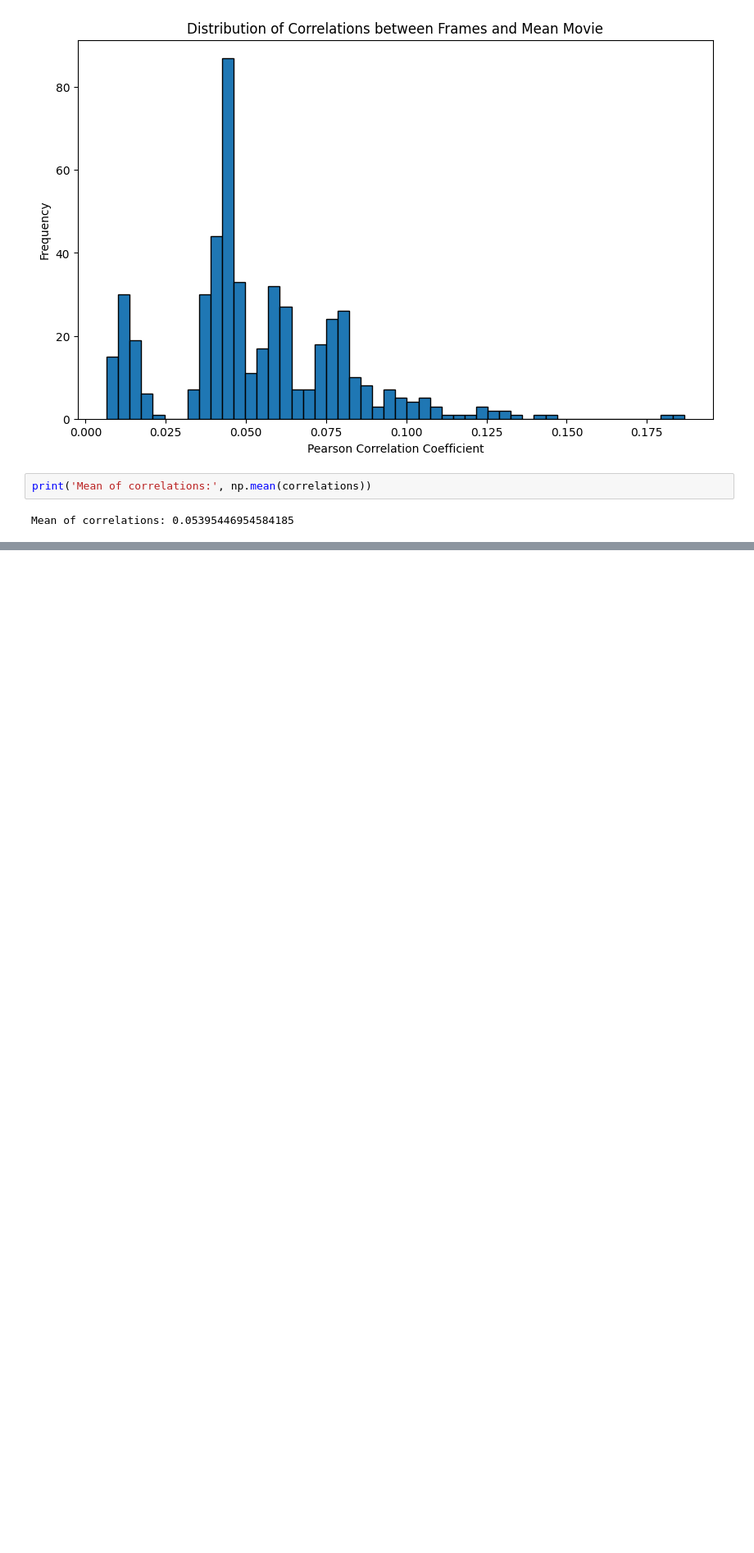
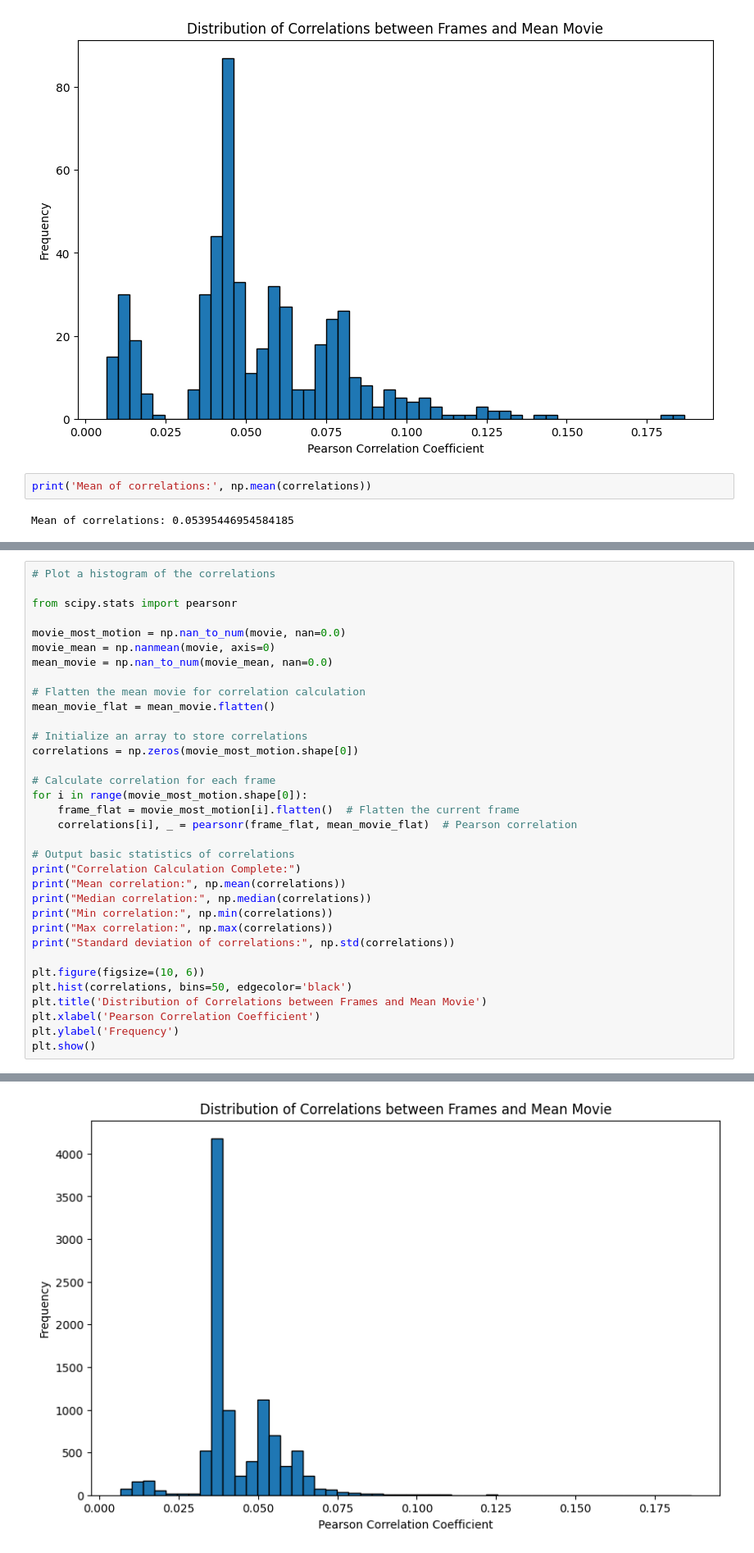
Before and after one commit to AllenNeuralDynamics/iGluSnFR-In-Vivo-MC-Evaluation, a Jupyter notebook: code/test.ipynb, the cells around one changed output, grey strips where cells are left out. Shown at 82% size. Drawn from its saved outputs; the diff is of its cells as text; blank space fills up the shorter version.

Commit message:
Histogram if we use indivijual frames from the movie

```diff
--- a/code/test.ipynb
+++ b/code/test.ipynb
@@ -175,0 +178,35 @@ Mean of correlations: 0.05395446954584185
+# %%
+# Plot a histogram of the correlations
+
+from scipy.stats import pearsonr
+
+movie_most_motion = np.nan_to_num(movie, nan=0.0)
+movie_mean = np.nanmean(movie, axis=0)
+mean_movie = np.nan_to_num(movie_mean, nan=0.0)
+
+# Flatten the mean movie for correlation calculation
+mean_movie_flat = mean_movie.flatten()
+
+# Initialize an array to store correlations
+correlations = np.zeros(movie_most_motion.shape[0])
+
+# Calculate correlation for each frame
+for i in range(movie_most_motion.shape[0]):
+    frame_flat = movie_most_motion[i].flatten()  # Flatten the current frame
+    correlations[i], _ = pearsonr(frame_flat, mean_movie_flat)  # Pearson correlation
+
+# Output basic statistics of correlations
+print("Correlation Calculation Complete:")
+print("Mean correlation:", np.mean(correlations))
+print("Median correlation:", np.median(correlations))
+print("Min correlation:", np.min(correlations))
+print("Max correlation:", np.max(correlations))
+print("Standard deviation of correlations:", np.std(correlations))
+
+plt.figure(figsize=(10, 6))
+plt.hist(correlations, bins=50, edgecolor='black')
+plt.title('Distribution of Correlations between Frames and Mean Movie')
+plt.xlabel('Pearson Correlation Coefficient')
+plt.ylabel('Frequency')
+plt.show()
+# %% [output]
@@ -175,0 +219 @@ Mean of correlations: 0.05395446954584185
+[figure, added]
```
Also changed, not shown: parts of 2 cells of this notebook.
